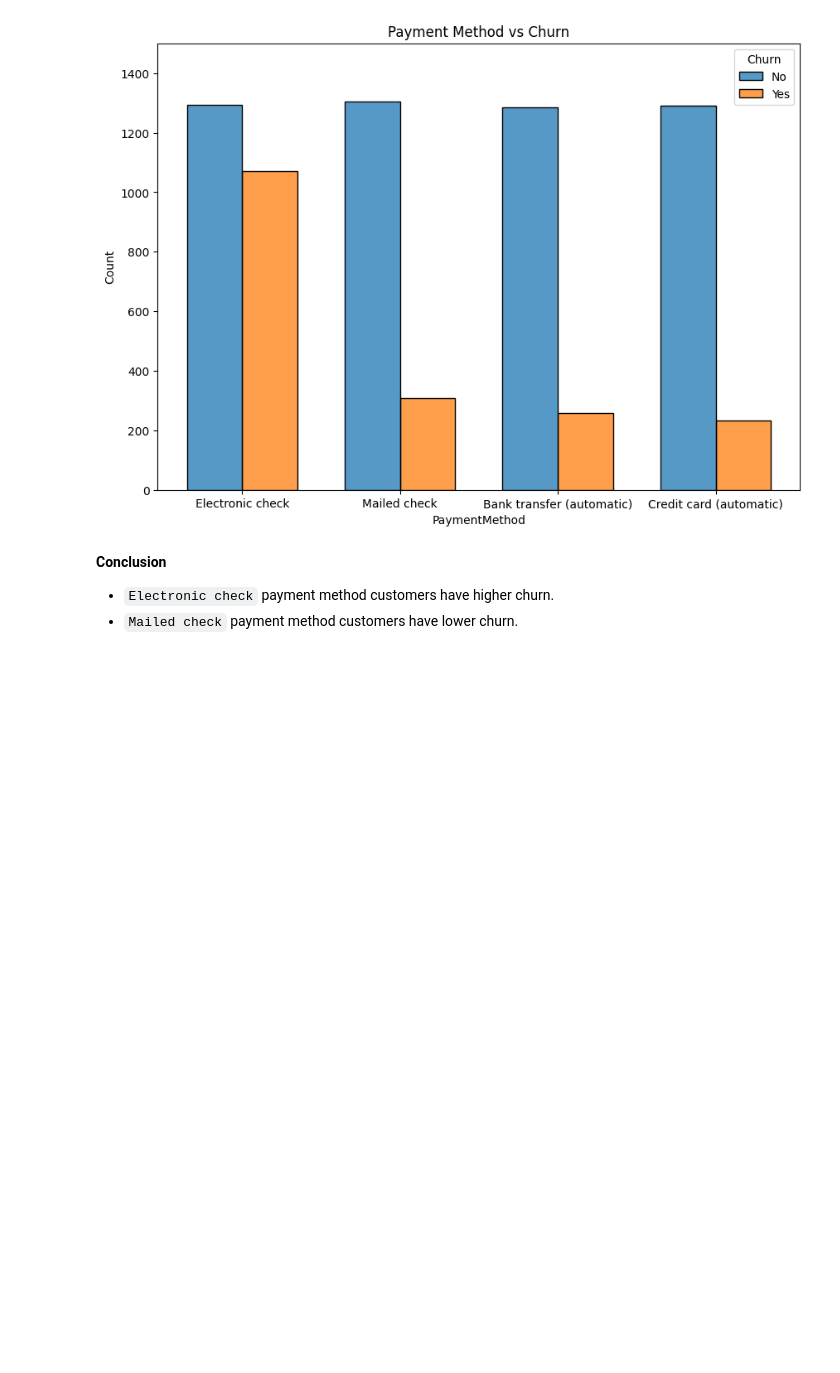
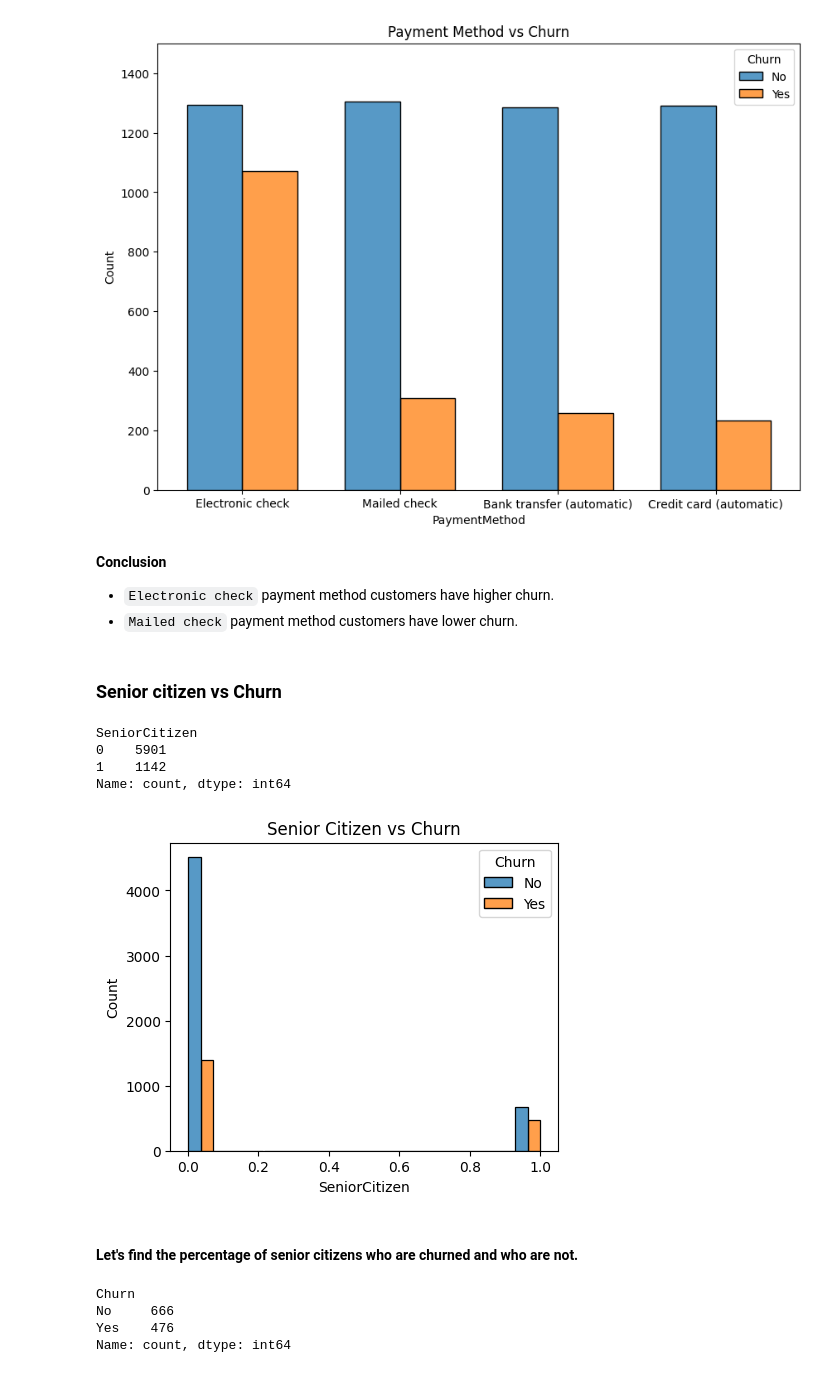
Before and after one commit to Tejeswar001/BootCamp-Jun-2024, a Jupyter notebook: Customer_churn_analysis_PROJECT_2.ipynb, the cells around one changed output. Saved outputs shown, nothing was run; the diff lists cells and outputs as text; code cells hidden in the pictures; blank space fills up the shorter version.

```diff
--- a/Customer_churn_analysis_PROJECT_2.ipynb
+++ b/Customer_churn_analysis_PROJECT_2.ipynb
@@ -297,3 +297,29 @@ plt.show()
 **Conclusion**
 - `Electronic check` payment method customers have higher churn.
 - `Mailed check` payment method customers have lower churn.
+# %% [markdown]
+### Senior citizen vs Churn
+# %%
+print(df['SeniorCitizen'].value_counts())
+# %% [output]
+SeniorCitizen
+0    5901
+1    1142
+Name: count, dtype: int64
+# %%
+plt.figure(figsize=(5,4))
+sns.histplot(data=df,x='SeniorCitizen',hue='Churn',multiple="dodge",shrink=.999)
+plt.title('Senior Citizen vs Churn')
+plt.show()
+# %% [output]
+[figure, added]
+# %% [markdown]
+#### Let's find the percentage of senior citizens who are churned and who are not.
+# %%
+churned_seniors = df[df['SeniorCitizen']==1]['Churn'].value_counts()
+print(churned_seniors)
+# %% [output]
+Churn
+No     666
+Yes    476
+Name: count, dtype: int64
```
Also changed, not shown: parts of 2 cells of this notebook.
